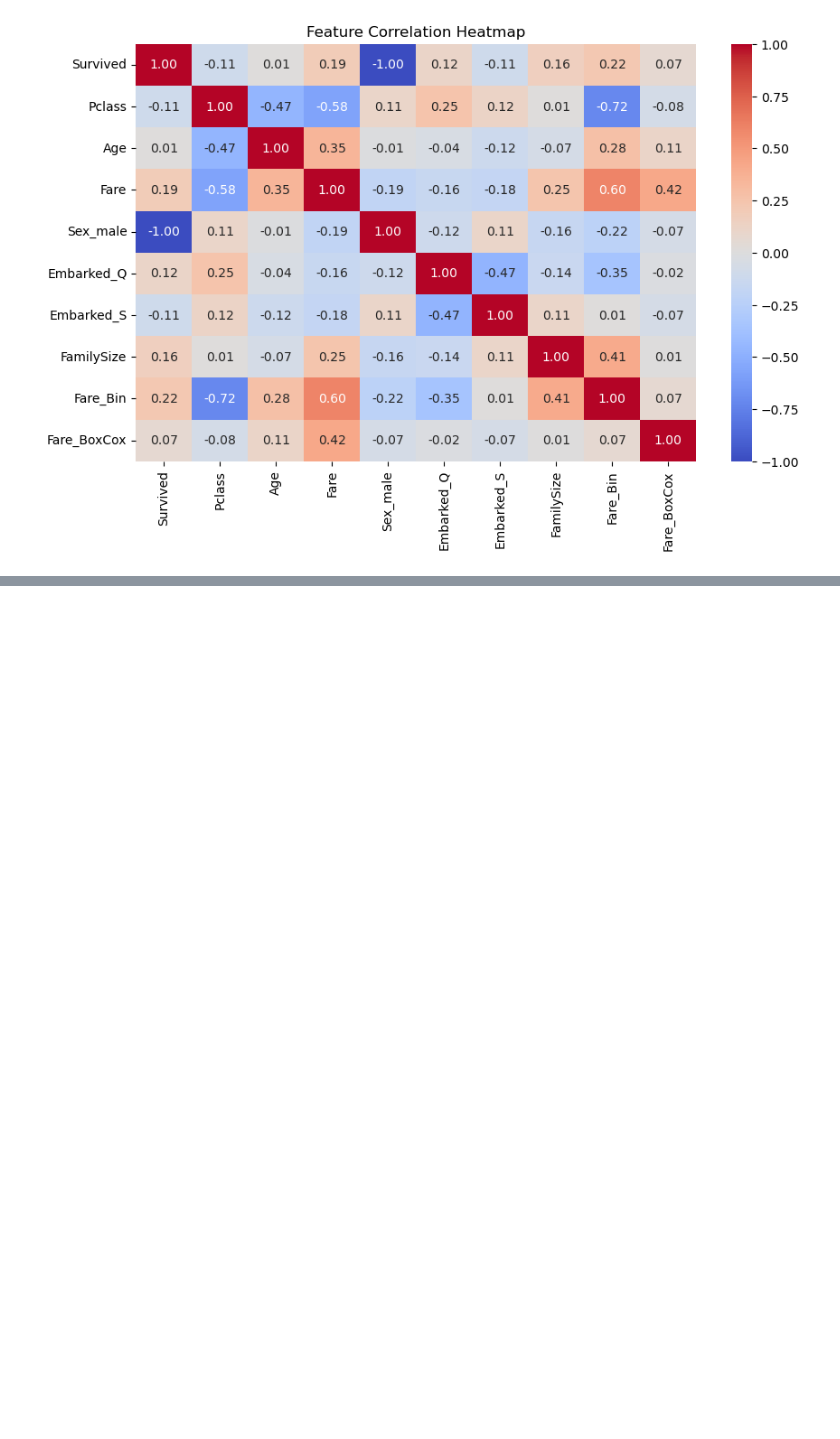
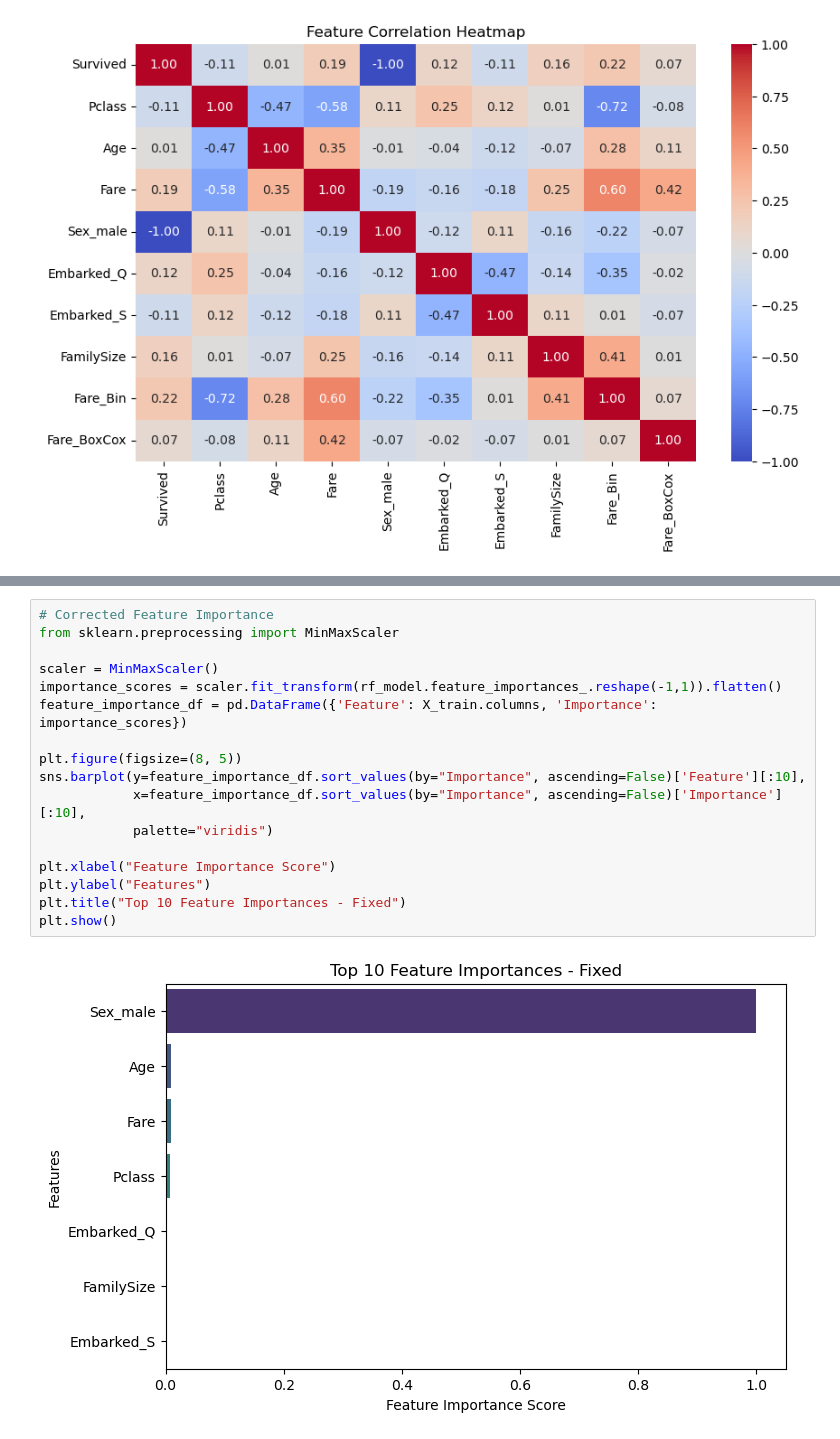
Before and after one commit to mudrap2706/Titanic_Survival_Analysis, a Jupyter notebook: titanic_analysis.ipynb, the cells around one changed output, grey strips where cells are left out. Drawn from its saved outputs; the diff is of its cells as text; blank space fills up the shorter version.

```diff
--- a/titanic_analysis.ipynb
+++ b/titanic_analysis.ipynb
@@ -320,0 +388,19 @@ plt.show()
+# %%
+# Corrected Feature Importance
+from sklearn.preprocessing import MinMaxScaler
+
+scaler = MinMaxScaler()
+importance_scores = scaler.fit_transform(rf_model.feature_importances_.reshape(-1,1)).flatten()
+feature_importance_df = pd.DataFrame({'Feature': X_train.columns, 'Importance': importance_scores})
+
+plt.figure(figsize=(8, 5))
+sns.barplot(y=feature_importance_df.sort_values(by="Importance", ascending=False)['Feature'][:10],
+            x=feature_importance_df.sort_values(by="Importance", ascending=False)['Importance'][:10],
+            palette="viridis")
+
+plt.xlabel("Feature Importance Score")
+plt.ylabel("Features")
+plt.title("Top 10 Feature Importances - Fixed")
+plt.show()
+# %% [output]
+[figure, added]
```
Also changed, not shown: parts of 6 cells of this notebook.
